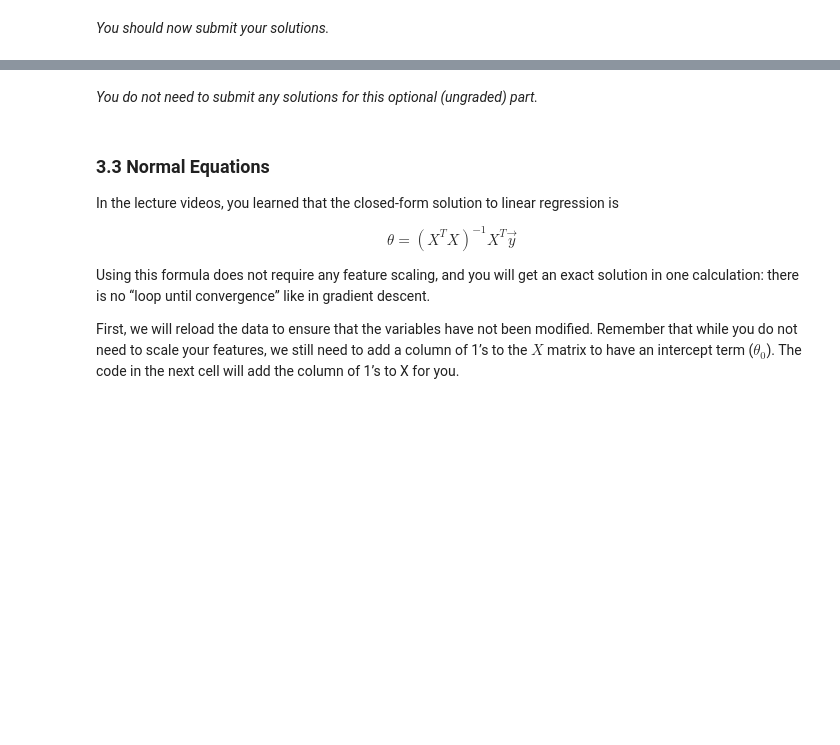
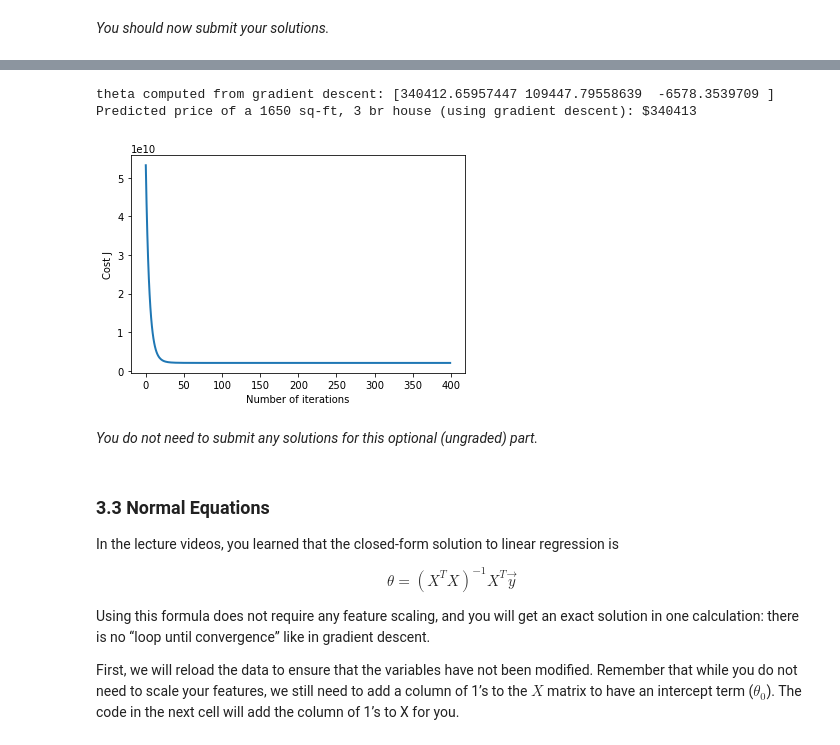
Before and after one commit to weiyutang1010/ml-coursera-python-assignments, a Jupyter notebook: Exercise1/exercise1.ipynb, the cells around one changed output, grey strips where cells are left out. Cells and saved outputs as stored; diff of their text form; code cells hidden in the pictures; blank space fills up the shorter version.

```diff
--- a/Exercise1/exercise1.ipynb
+++ b/Exercise1/exercise1.ipynb
@@ -646,7 +660,9 @@ def  featureNormalize(X):
     sigma = np.zeros(X.shape[1])
 
     # =========================== YOUR CODE HERE =====================
-
+    mu = np.mean(X, axis=0)
+    sigma = np.std(X, axis=0)
+    X_norm = (X - mu) / sigma
 
     # ================================================================
     return X_norm, mu, sigma
@@ -731,7 +765,8 @@ def computeCostMulti(X, y, theta):
     J = 0
 
     # ======================= YOUR CODE HERE ===========================
-
+    inner_sum = np.sum(np.square(X.dot(theta) - y))
+    J = (1 / (2*m)) * inner_sum
 
     # ==================================================================
     return J
@@ -790,7 +840,8 @@ def gradientDescentMulti(X, y, theta, alpha, num_iters):
 
     for i in range(num_iters):
         # ======================= YOUR CODE HERE ==========================
-
+        inner_sum = (X.dot(theta) - y).dot(X)
+        theta = theta - alpha * (1/m) * inner_sum
 
         # =================================================================
 
@@ -850,35 +916,40 @@ Finally, you should complete the code at the end to predict the price
 of a 1650 sq-ft, 3 br house.
 
 Hint
 ----
 At prediction, make sure you do the same feature normalization.
 """
 # Choose some alpha value - change this
 alpha = 0.1
 num_iters = 400
 
 # init theta and run gradient descent
 theta = np.zeros(3)
 theta, J_history = gradientDescentMulti(X, y, theta, alpha, num_iters)
 
 # Plot the convergence graph
 pyplot.plot(np.arange(len(J_history)), J_history, lw=2)
 pyplot.xlabel('Number of iterations')
 pyplot.ylabel('Cost J')
 
 # Display the gradient descent's result
 print('theta computed from gradient descent: {:s}'.format(str(theta)))
 
 # Estimate the price of a 1650 sq-ft, 3 br house
 # ======================= YOUR CODE HERE ===========================
 # Recall that the first column of X is all-ones.
 # Thus, it does not need to be normalized.
 
-price = 0   # You should change this
+x = np.array([1, 1650, 3])
+x[1:3] = (x[1:3] - mu) / sigma
+price = x.dot(theta)   # You should change this
 
 # ===================================================================
-
 print('Predicted price of a 1650 sq-ft, 3 br house (using gradient descent): ${:.0f}'.format(price))
+# %% [output]
+theta computed from gradient descent: [340412.65957447 109447.79558639  -6578.3539709 ]
+Predicted price of a 1650 sq-ft, 3 br house (using gradient descent): $340413
+[figure, added]
 # %% [markdown]
 *You do not need to submit any solutions for this optional (ungraded) part.*
 # %% [markdown]
```
Also changed, not shown: parts of 10 cells of this notebook.
